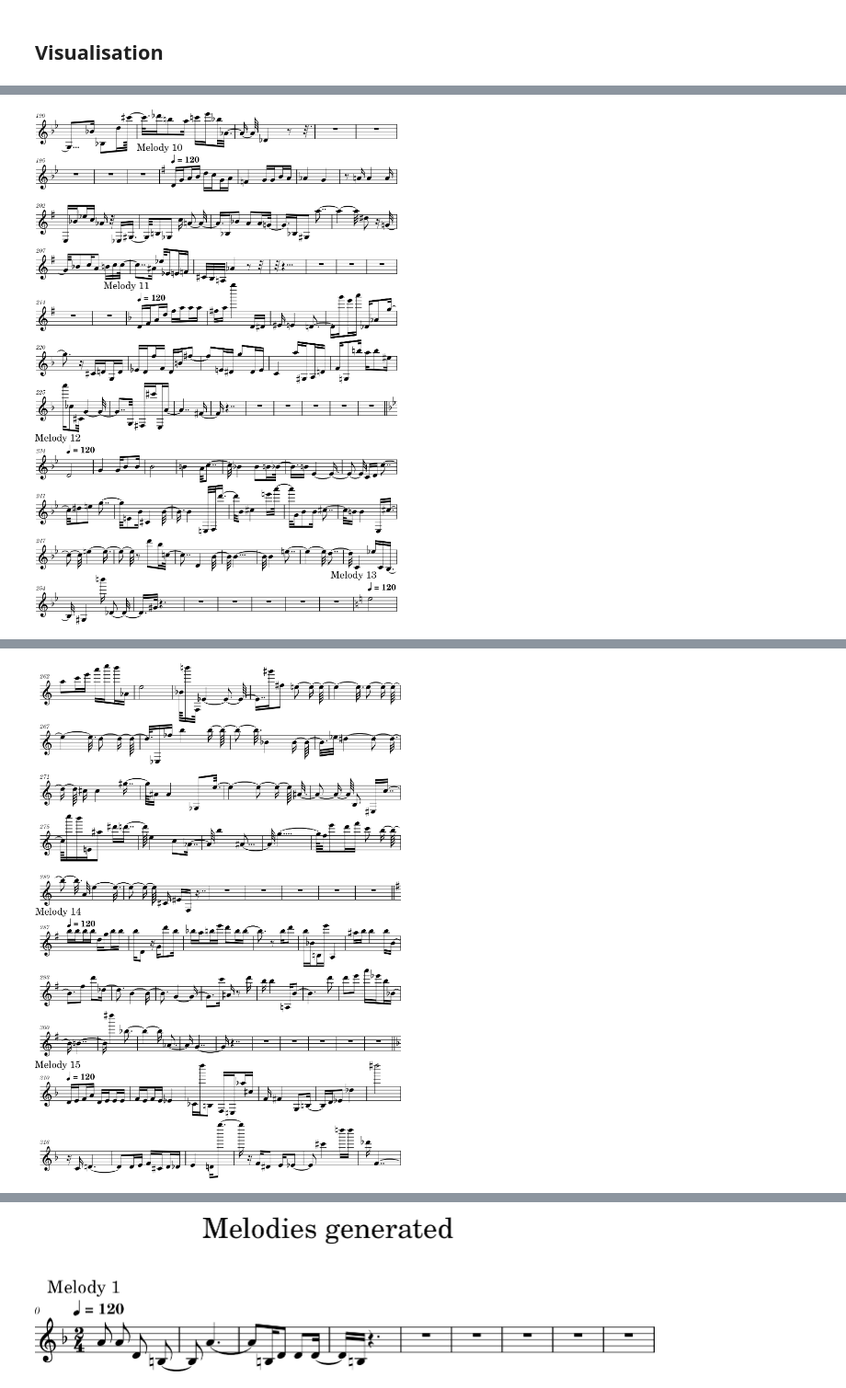
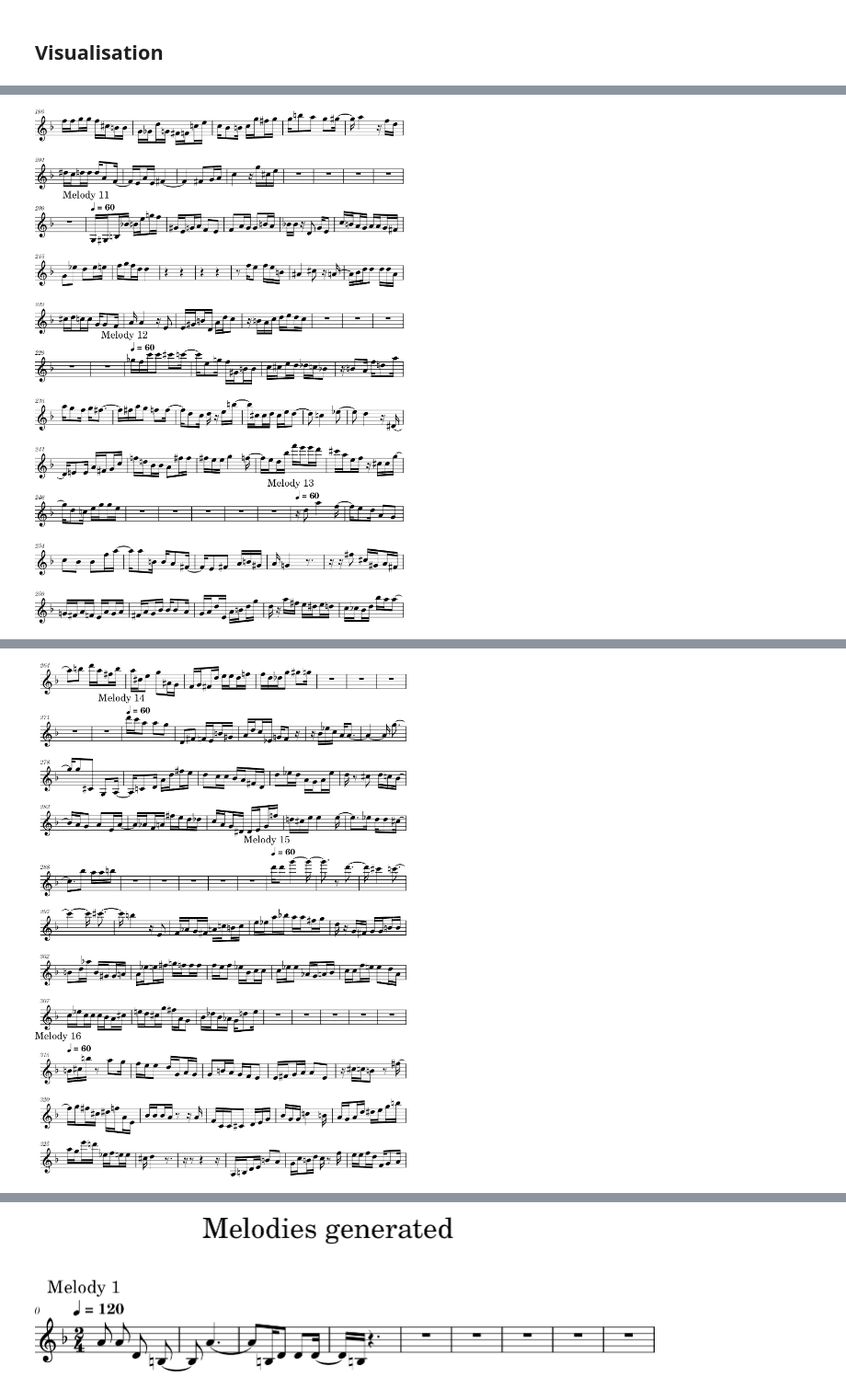
Before and after one commit to Gowthraven/Projet_M2, a Jupyter notebook: show_melody.ipynb, the cells around one changed output, grey strips where cells are left out. Shown at 92% size. Cells and saved outputs as stored; diff of their text form; code cells hidden in the pictures.

Commit message:
update visualization, update markov, update extract_data modif dataset

```diff
--- a/show_melody.ipynb
+++ b/show_melody.ipynb
@@ -21,7 +21,7 @@ music21.environment.set('musescoreDirectPNGPath',str(os.path.join("C:\\", "Progr
 music21.environment.set('musicxmlPath', str(os.path.join("C:\\", "Program Files","MuseScore 4","bin","MuseScore4.exe")))
 #music21.environment.set('lilypondPath', r'C:\Users\jeffs\lilypond-2.24.2\bin\lilypond.exe')
 # %%
-fileName="TA_6"
+fileName="Markov_1"
 show_all_generated(f"Generated/{fileName}.json").show()
 # %% [output]
 beam: WARNING: Found a messed up beam pair <music21.beam.Beams <music21.beam.Beam 1/start>/<music21.beam.Beam 2/partial/right>>, <music21.beam.Beams <music21.beam.Beam 1/stop>/<music21.beam.Beam 2/sto ...
@@ -44,5 +34,5 @@ beam: WARNING: Found a messed up beam pair <music21.beam.Beams <music21.beam.Bea
 [interactive output not drawn]
-[figure, old version]
+[figure, new version]
 [interactive output not drawn]
-[figure, old version]
+[figure, new version]
 [interactive output not drawn]
```
Also changed, not shown: parts of 3 cells of this notebook, 11 other files.
